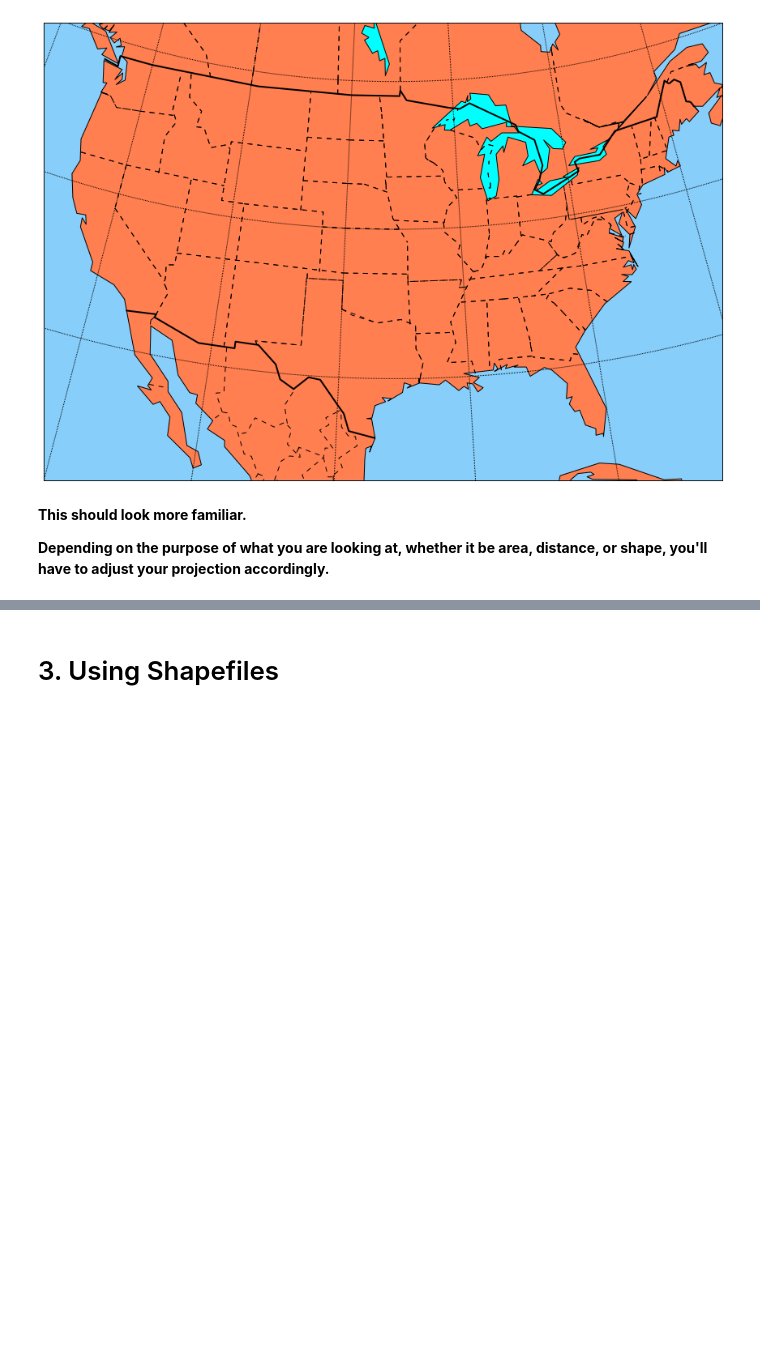
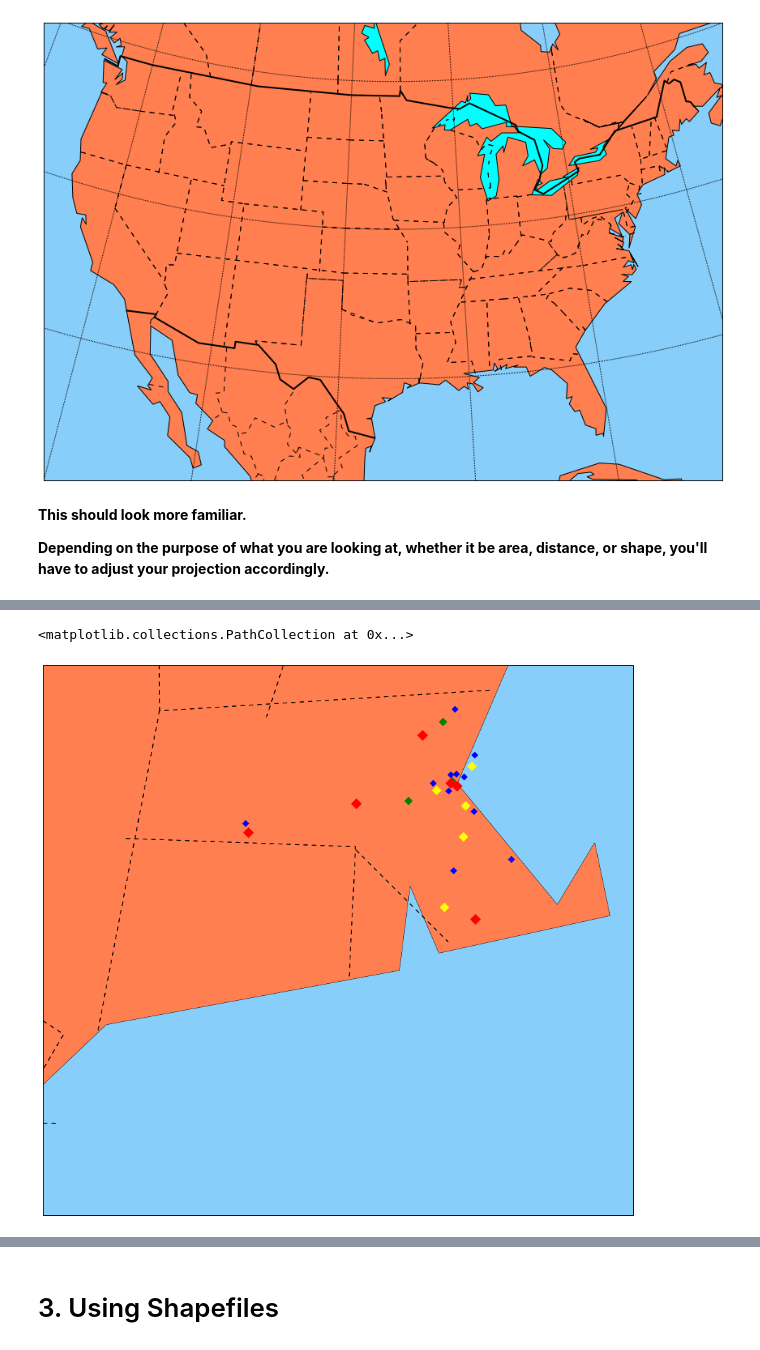
Before and after one commit to CMantell/Basemap-Tutorial, a Jupyter notebook: Mapping.ipynb, the cells around one changed output, grey strips where cells are left out. Drawn from its saved outputs; the diff is of its cells as text; code cells hidden in the pictures; blank space fills up the shorter version.

```diff
--- a/Mapping.ipynb
+++ b/Mapping.ipynb
@@ -283,0 +407,43 @@ my_map.drawcoastlines()
+# %%
+# Let's make the figure a little smaller so it's not as big
+fig = plt.figure(figsize=(15,15))
+
+# Let's focus our area on Massachusetts
+my_map = Basemap(projection='aea', resolution='c', lat_0=42.4072, lon_0=-71.3821, llcrnrlon=-74, llcrnrlat=40, urcrnrlon=-69.75, urcrnrlat=43)
+my_map.drawmapboundary(fill_color='lightskyblue')
+
+# Let's make sure this fill in the bottom layer so the zorder is 1
+my_map.fillcontinents(color='coral', lake_color='cyan', zorder=1)
+my_map.drawstates(linewidth=1.0, linestyle='dashed')
+
+# This layer shouldn't get drawn over so this zorder can also be 1 or even not defined
+my_map.drawcoastlines(zorder=1)
+
+
+# Let's make four dataframes for our city populations
+small_cities_df = cities_df.loc[(cities_df['Population'] >= 50000) & (cities_df['Population'] <= 65000)]
+medium_cities_df = cities_df.loc[(cities_df['Population'] >= 65001) & (cities_df['Population'] <= 80000)]
+large_cities_df = cities_df.loc[(cities_df['Population'] >= 80001) & (cities_df['Population'] <= 95000)]
+huge_cities_df = cities_df.loc[(cities_df['Population'] >= 95001)]
+
+# Lets make make lists of our longitudes and latitudes with each city categoryy
+small_longitudes = list(small_cities_df['longitude'])
+small_latitudes = list(small_cities_df['latitude'])
+medium_longitudes = list(medium_cities_df['longitude'])
+medium_latitudes = list(medium_cities_df['latitude'])
+large_longitudes = list(large_cities_df['longitude'])
+large_latitudes = list(large_cities_df['latitude'])
+huge_longitudes = list(huge_cities_df['longitude'])
+huge_latitudes = list(huge_cities_df['latitude'])
+
+# This layers should be on top so the zorder should be the HIGHEST.  Let's make it 2.
+# Let's also make these points bigger by making the font (s) equal to 35
+# Let's seperate by color - small: blue, medium: green:large: green, huge:red.
+# Let's also make the size bigger as population increases by 20
+my_map.scatter(small_longitudes, small_latitudes, marker='D', color='blue', latlon=True, s=36, zorder=2)
+my_map.scatter(medium_longitudes, medium_latitudes, marker='D', color='green', latlon=True, s=56, zorder=2)
+my_map.scatter(large_longitudes, large_latitudes, marker='D', color='yellow', latlon=True, s=76, zorder=2)
+my_map.scatter(huge_longitudes, huge_latitudes, marker='D', color='red', latlon=True, s=96, zorder=2)
+# %% [output]
+<matplotlib.collections.PathCollection at 0x...>
+[figure, added]
```
Also changed, not shown: parts of 17 cells of this notebook, 1 other file.
